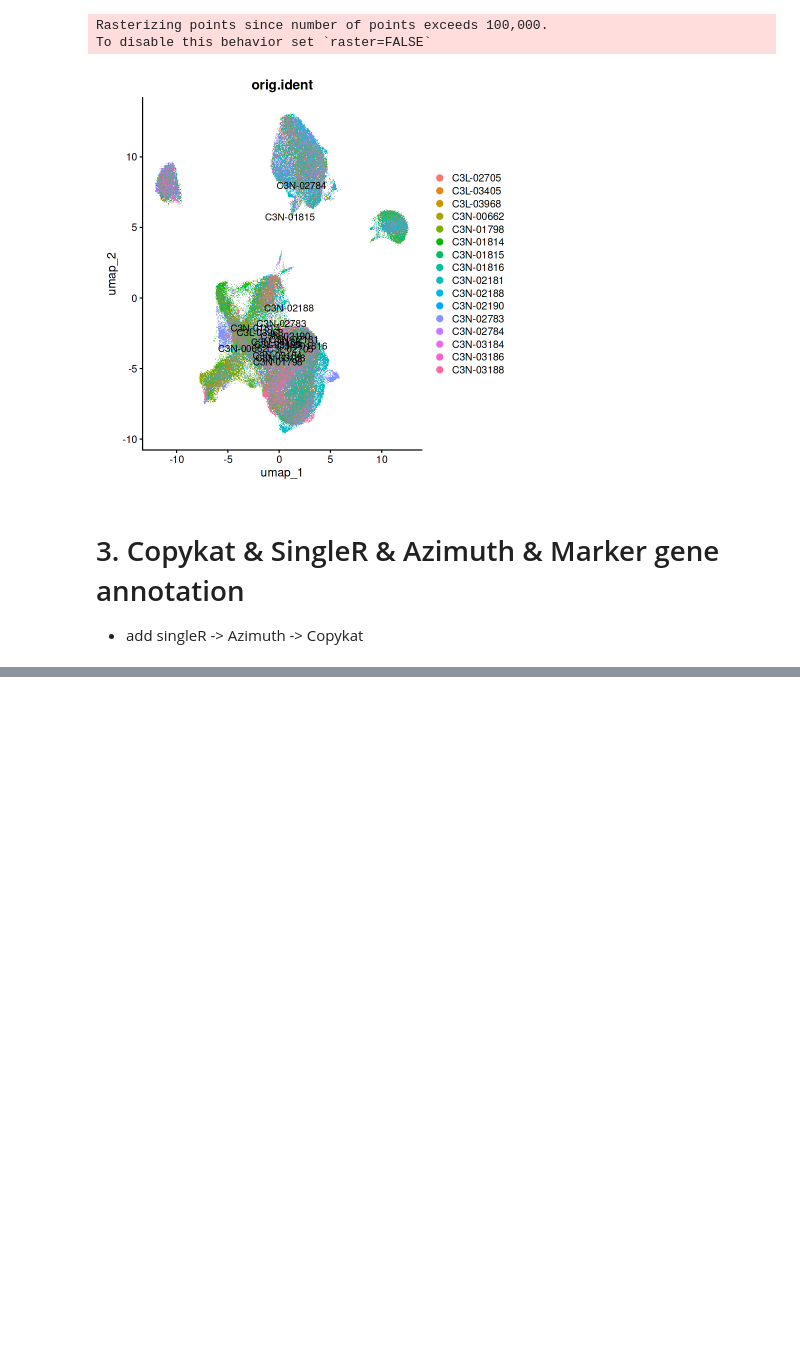
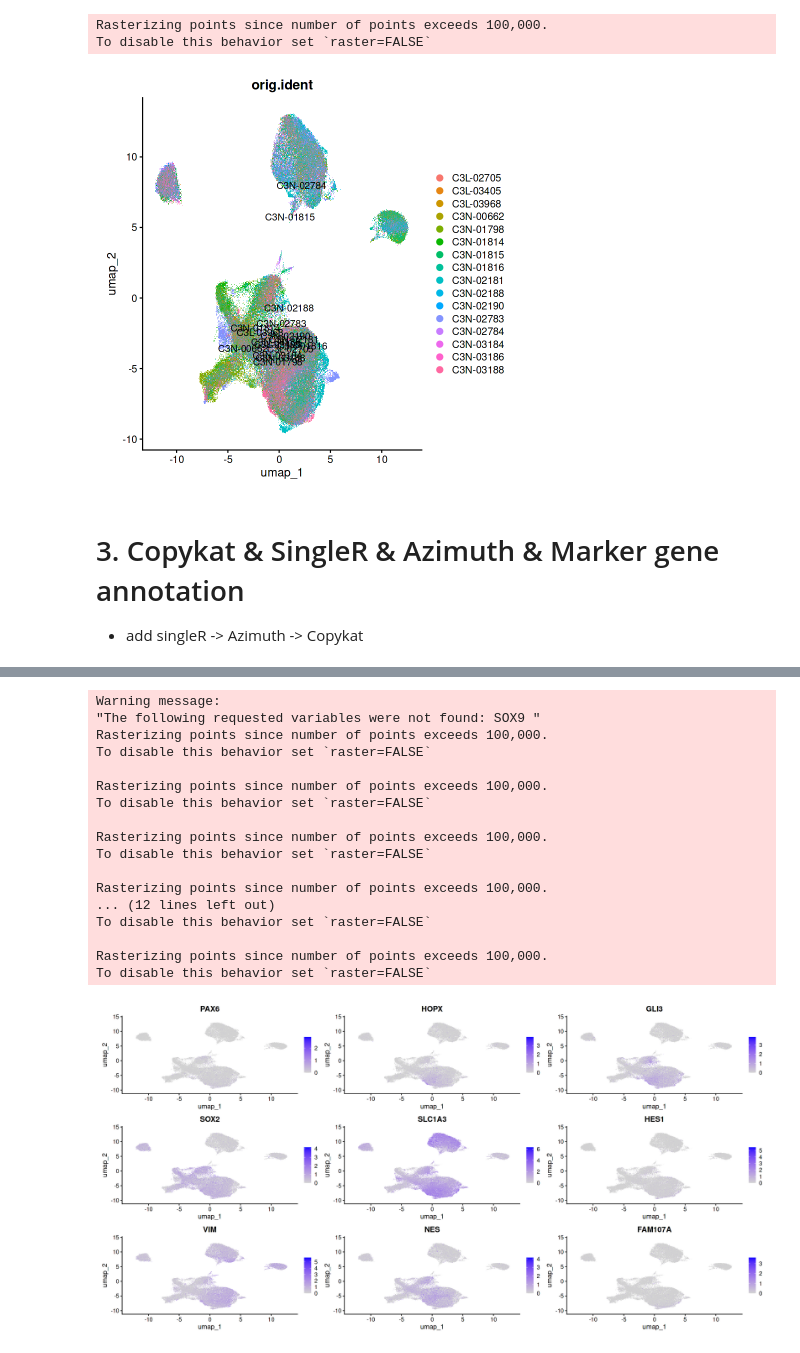
Before and after one commit to JiehoonKwak/crisprscreen, a Jupyter notebook: notebooks/cptac/preprocessR.ipynb, the cells around one changed output, grey strips where cells are left out. Saved outputs shown, nothing was run; the diff lists cells and outputs as text; code cells hidden in the pictures; blank space fills up the shorter version.

```diff
--- a/notebooks/cptac/preprocessR.ipynb
+++ b/notebooks/cptac/preprocessR.ipynb
@@ -465,0 +507,23 @@ markers <- c('PTPRZ1', 'CD44', 'CD24', # malignant cells
+# %%
+features <- c("PAX6", "HOPX", "GLI3", "SOX9 ", "SOX2", "SLC1A3", "HES1",
+"VIM", "NES", "FAM107A" )
+FeaturePlot(obj, features)
+# %% [output]
+Warning message:
+"The following requested variables were not found: SOX9 "
+Rasterizing points since number of points exceeds 100,000.
+To disable this behavior set `raster=FALSE`
+
+Rasterizing points since number of points exceeds 100,000.
+To disable this behavior set `raster=FALSE`
+
+Rasterizing points since number of points exceeds 100,000.
+To disable this behavior set `raster=FALSE`
+
+Rasterizing points since number of points exceeds 100,000.
+... (12 lines left out)
+To disable this behavior set `raster=FALSE`
+
+Rasterizing points since number of points exceeds 100,000.
+To disable this behavior set `raster=FALSE`
+[figure, added]
```
Also changed, not shown: parts of 21 cells of this notebook, 4 other files.
